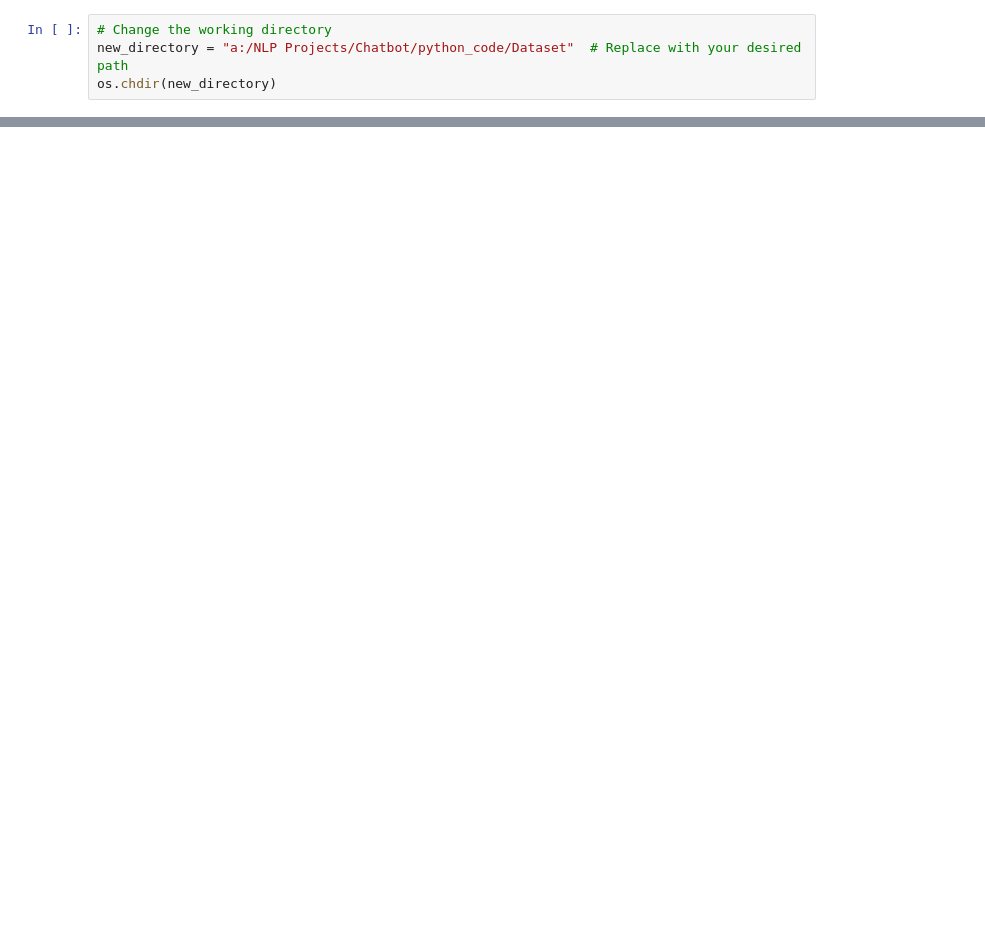
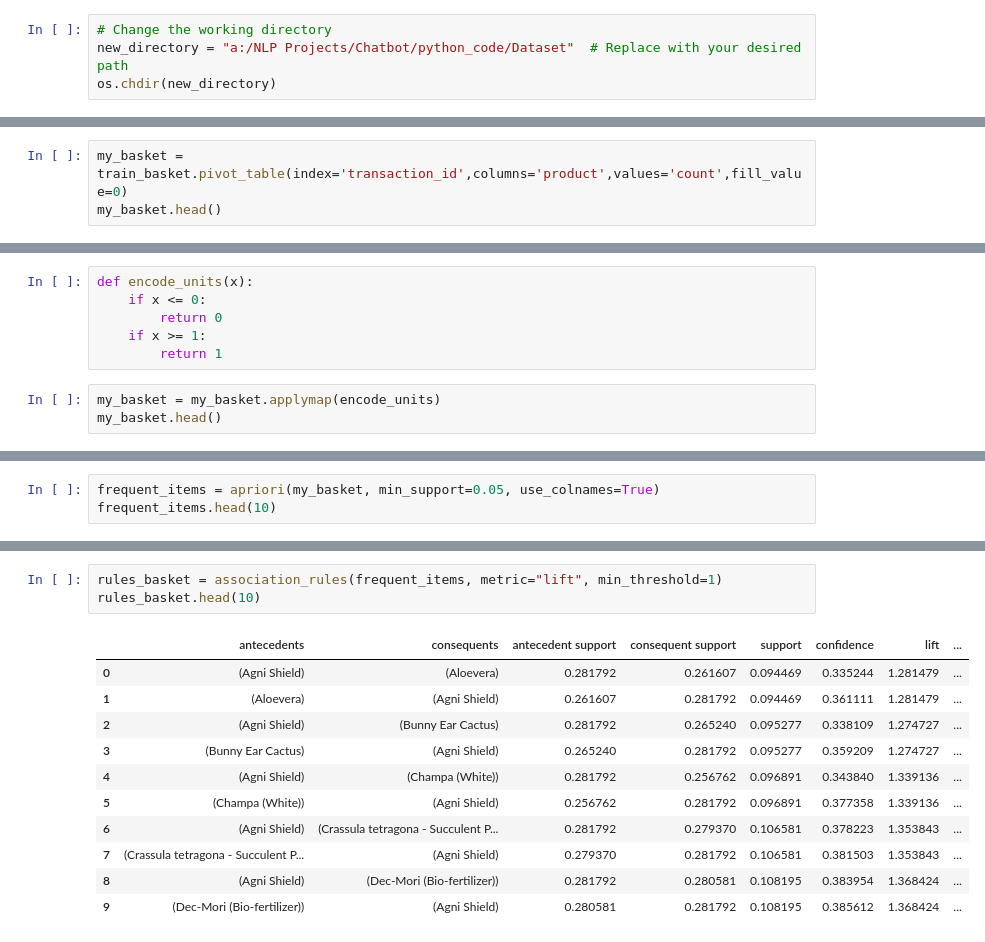
Before and after one commit to Singhpriyanshu2907/Chatbot, a Jupyter notebook: python_code/Experiments/Recomendation_Engine.ipynb, the cells around one changed output, grey strips where cells are left out. Cells and saved outputs as stored; diff of their text form; blank space fills up the shorter version.

```diff
--- a/python_code/Experiments/Recomendation_Engine.ipynb
+++ b/python_code/Experiments/Recomendation_Engine.ipynb
@@ -83,0 +152,3 @@ sales.head()
+# %%
+my_basket = train_basket.pivot_table(index='transaction_id',columns='product',values='count',fill_value=0)
+my_basket.head()
@@ -83,0 +164,9 @@ sales.head()
+# %%
+def encode_units(x):
+    if x <= 0:
+        return 0
+    if x >= 1:
+        return 1
+# %%
+my_basket = my_basket.applymap(encode_units)
+my_basket.head()
@@ -83,0 +182,3 @@ sales.head()
+# %%
+frequent_items = apriori(my_basket, min_support=0.05, use_colnames=True)
+frequent_items.head(10)
@@ -83,0 +197,15 @@ sales.head()
+# %%
+rules_basket = association_rules(frequent_items, metric="lift", min_threshold=1)
+rules_basket.head(10)
+# %% [output]
+|  | antecedents | consequents | antecedent support | consequent support | support | confidence | lift | ... |
+| 0 | (Agni Shield) | (Aloevera) | 0.281792 | 0.261607 | 0.094469 | 0.335244 | 1.281479 | ... |
+| 1 | (Aloevera) | (Agni Shield) | 0.261607 | 0.281792 | 0.094469 | 0.361111 | 1.281479 | ... |
+| 2 | (Agni Shield) | (Bunny Ear Cactus) | 0.281792 | 0.265240 | 0.095277 | 0.338109 | 1.274727 | ... |
+| 3 | (Bunny Ear Cactus) | (Agni Shield) | 0.265240 | 0.281792 | 0.095277 | 0.359209 | 1.274727 | ... |
+| 4 | (Agni Shield) | (Champa (White)) | 0.281792 | 0.256762 | 0.096891 | 0.343840 | 1.339136 | ... |
+| 5 | (Champa (White)) | (Agni Shield) | 0.256762 | 0.281792 | 0.096891 | 0.377358 | 1.339136 | ... |
+| 6 | (Agni Shield) | (Crassula tetragona - Succulent P... | 0.281792 | 0.279370 | 0.106581 | 0.378223 | 1.353843 | ... |
+| 7 | (Crassula tetragona - Succulent P... | (Agni Shield) | 0.279370 | 0.281792 | 0.106581 | 0.381503 | 1.353843 | ... |
+| 8 | (Agni Shield) | (Dec-Mori (Bio-fertilizer)) | 0.281792 | 0.280581 | 0.108195 | 0.383954 | 1.368424 | ... |
+| 9 | (Dec-Mori (Bio-fertilizer)) | (Agni Shield) | 0.280581 | 0.281792 | 0.108195 | 0.385612 | 1.368424 | ... |
```
Also changed, not shown: parts of 37 cells of this notebook, 13 other files.
